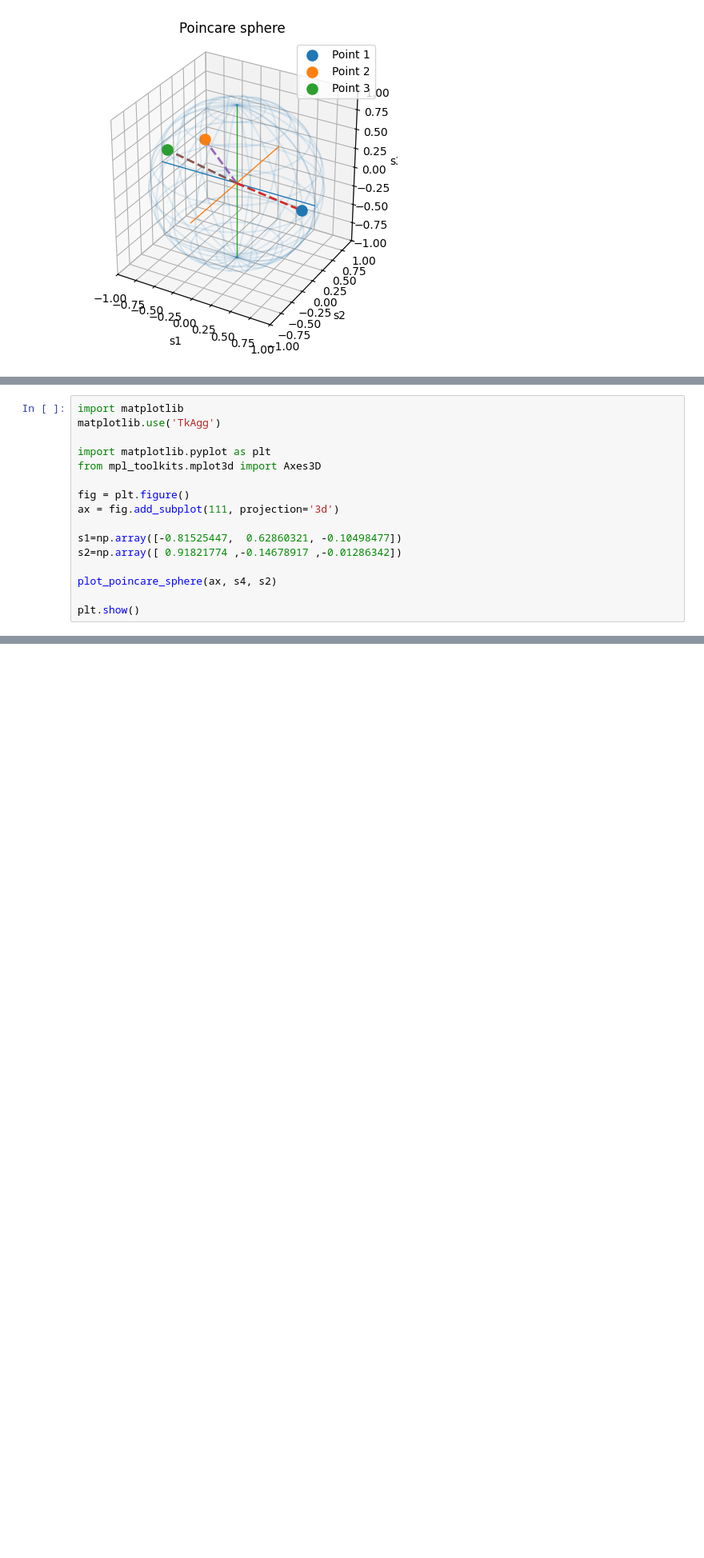
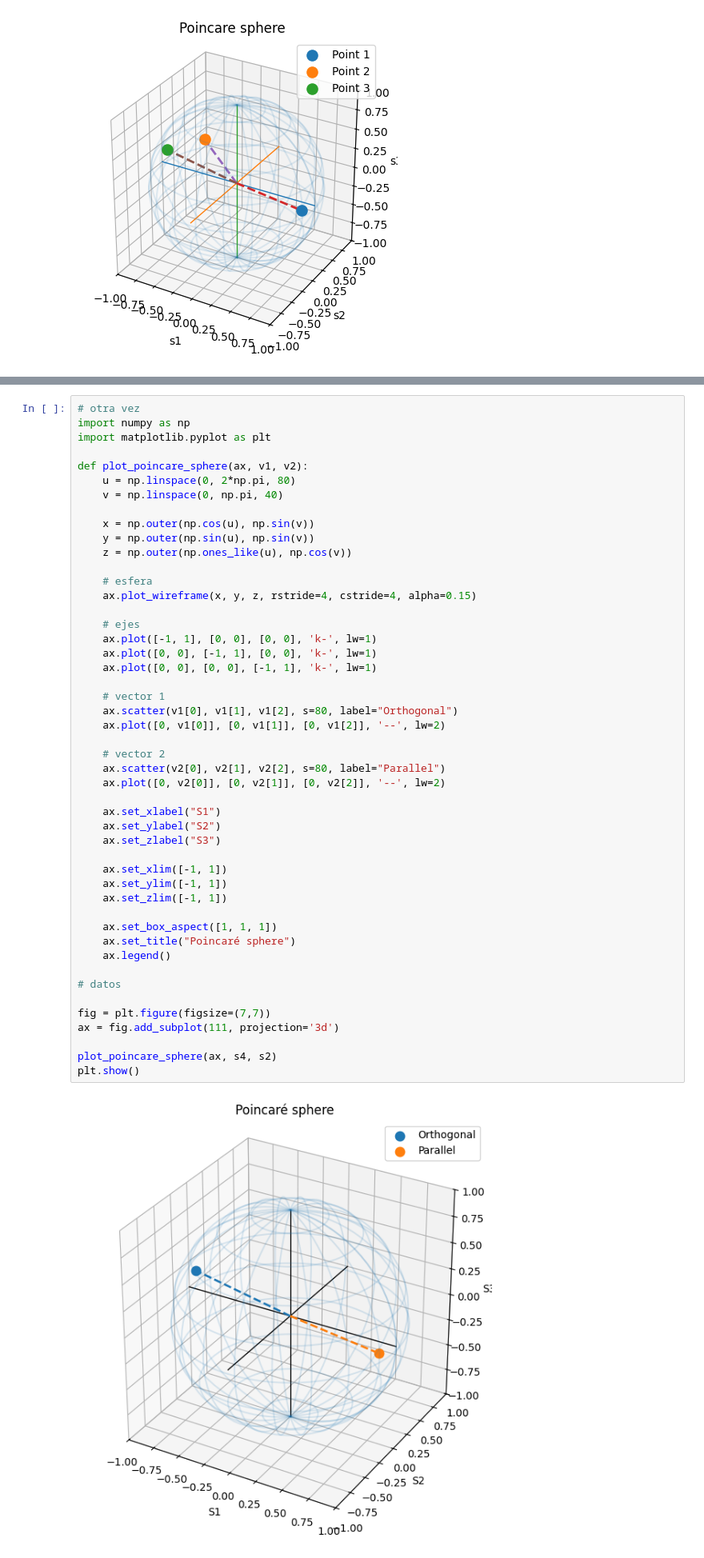
Before and after one commit to BernardoPironio/Polarimetro, a Jupyter notebook: analisis mediciones nuevas ort y paralelo.ipynb, the cells around one changed output, grey strips where cells are left out. Shown at 80% size. Drawn from its saved outputs; the diff is of its cells as text; blank space fills up the shorter version.

```diff
--- a/analisis mediciones nuevas ort y paralelo.ipynb
+++ b/analisis mediciones nuevas ort y paralelo.ipynb
@@ -355,16 +319,0 @@ def plot_poincare_sphere(ax, s1, s2):
-# %%
-import matplotlib
-matplotlib.use('TkAgg')
-
-import matplotlib.pyplot as plt
-from mpl_toolkits.mplot3d import Axes3D
-
-fig = plt.figure()
-ax = fig.add_subplot(111, projection='3d')
-
-s1=np.array([-0.81525447,  0.62860321, -0.10498477])
-s2=np.array([ 0.91821774 ,-0.14678917 ,-0.01286342])
-
-plot_poincare_sphere(ax, s4, s2)
-
-plt.show()
@@ -370,0 +328,50 @@ plt.show()
+# %%
+# otra vez
+import numpy as np
+import matplotlib.pyplot as plt
+
+def plot_poincare_sphere(ax, v1, v2):
+    u = np.linspace(0, 2*np.pi, 80)
+    v = np.linspace(0, np.pi, 40)
+
+    x = np.outer(np.cos(u), np.sin(v))
+    y = np.outer(np.sin(u), np.sin(v))
+    z = np.outer(np.ones_like(u), np.cos(v))
+
+    # esfera
+    ax.plot_wireframe(x, y, z, rstride=4, cstride=4, alpha=0.15)
+
+    # ejes
+    ax.plot([-1, 1], [0, 0], [0, 0], 'k-', lw=1)
+    ax.plot([0, 0], [-1, 1], [0, 0], 'k-', lw=1)
+    ax.plot([0, 0], [0, 0], [-1, 1], 'k-', lw=1)
+
+    # vector 1
+    ax.scatter(v1[0], v1[1], v1[2], s=80, label="Orthogonal")
+    ax.plot([0, v1[0]], [0, v1[1]], [0, v1[2]], '--', lw=2)
+
+    # vector 2
+    ax.scatter(v2[0], v2[1], v2[2], s=80, label="Parallel")
+    ax.plot([0, v2[0]], [0, v2[1]], [0, v2[2]], '--', lw=2)
+
+    ax.set_xlabel("S1")
+    ax.set_ylabel("S2")
+    ax.set_zlabel("S3")
+
+    ax.set_xlim([-1, 1])
+    ax.set_ylim([-1, 1])
+    ax.set_zlim([-1, 1])
+
+    ax.set_box_aspect([1, 1, 1])
+    ax.set_title("Poincaré sphere")
+    ax.legend()
+
+# datos
+
+fig = plt.figure(figsize=(7,7))
+ax = fig.add_subplot(111, projection='3d')
+
+plot_poincare_sphere(ax, s4, s2)
+plt.show()
+# %% [output]
+[figure, added]
```
Also changed, not shown: parts of 10 cells of this notebook.
